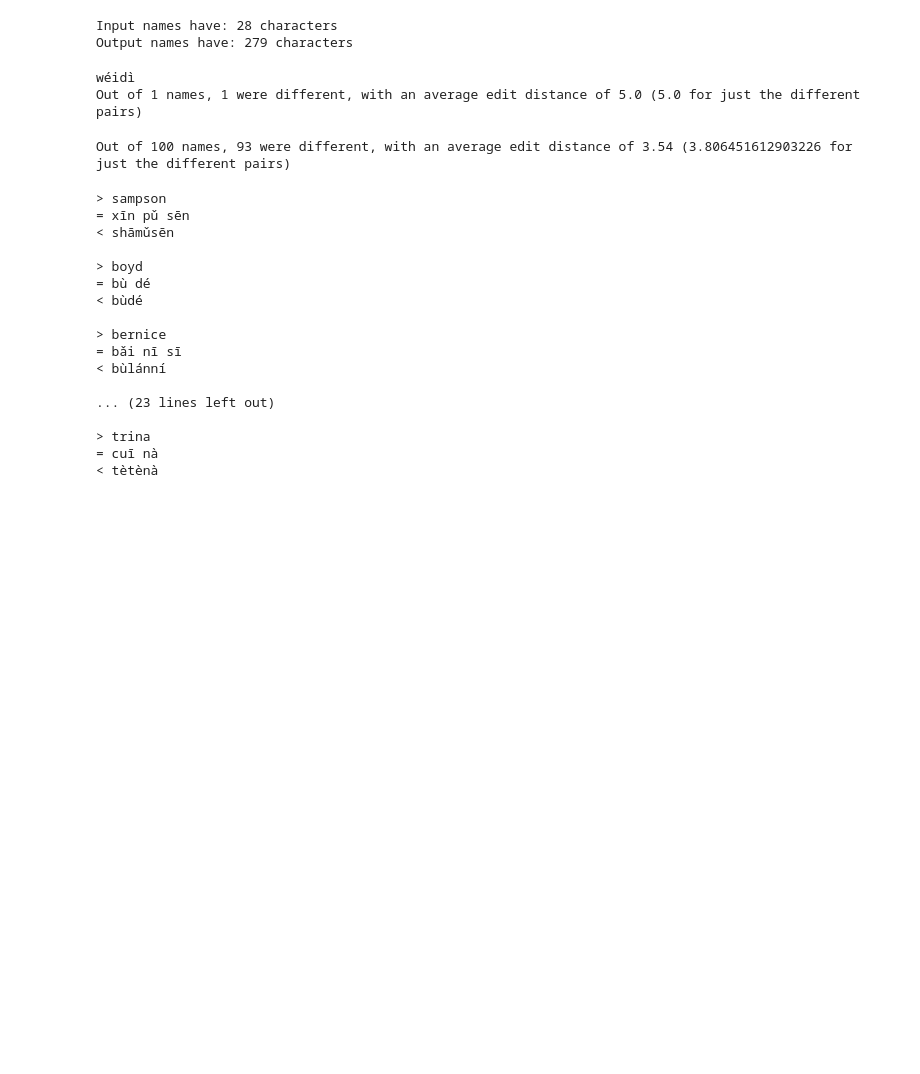
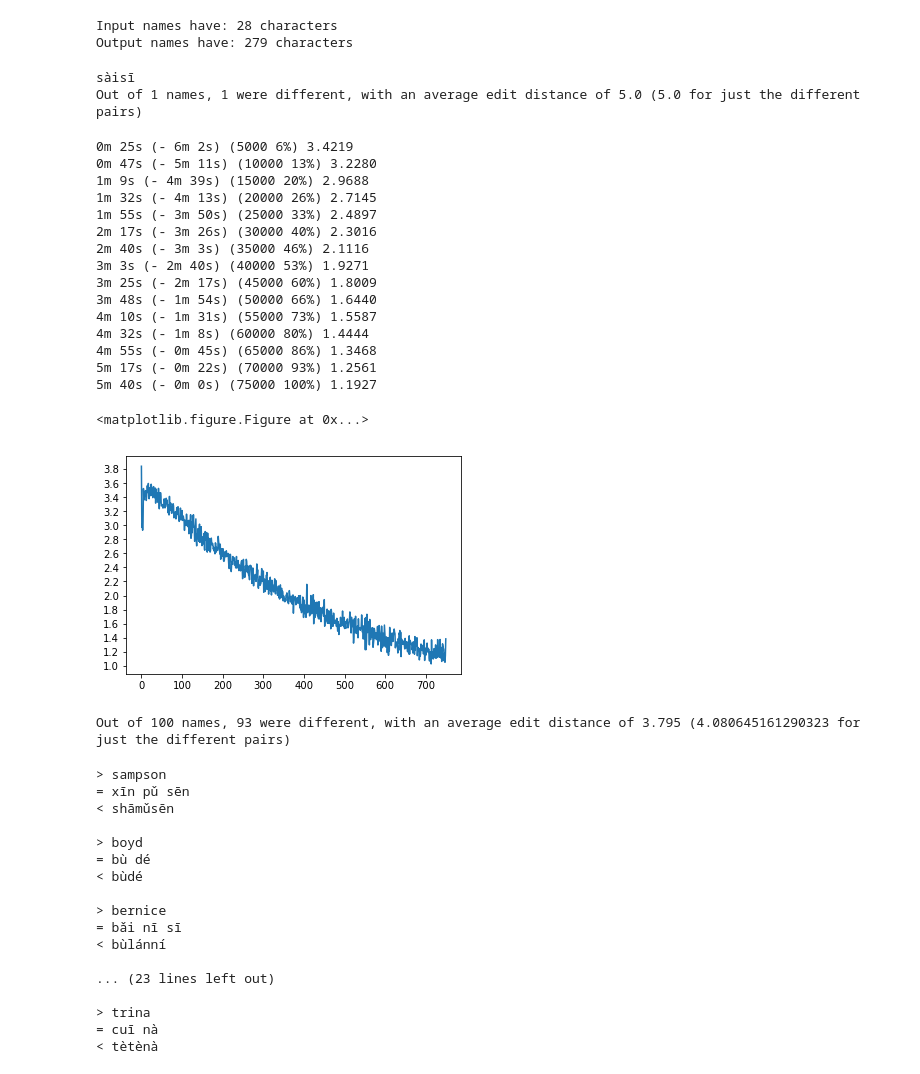
Before and after one commit to GitOffice/cs221-project, a Jupyter notebook: notebook/Transliteration Pytorch-Syllables.ipynb, the cells around one changed output. Drawn from its saved outputs; the diff is of its cells as text; code cells hidden in the pictures; blank space fills up the shorter version.

```diff
--- a/notebook/Transliteration Pytorch-Syllables.ipynb
+++ b/notebook/Transliteration Pytorch-Syllables.ipynb
@@ -352,25 +352,42 @@ def train_and_evaluate(encoder, decoder):
     train_eng, test_eng, train_pin, test_pin = train_test_split(english_names, pinyin_names, test_size=100)
     train_pairs = list(zip(train_eng, train_pin))
     test_pairs = list(zip(test_eng, test_pin))
-    #trainIters(encoder, decoder, train_pairs, 75000, print_every=5000)
+    trainIters(encoder, decoder, train_pairs, 75000, print_every=5000)
 
     evaluateAllLines(encoder, decoder, test_pairs)
     return train_pairs, test_pairs
 # %%
-evaluateAllLines(encoder2, decoder2, [('zev', '')], spaces = True)
+evaluateAllLines(encoder2, decoder2, [('suvir', '')], spaces = True)
 # %% [output]
-wéidì
+sàisī
 Out of 1 names, 1 were different, with an average edit distance of 5.0 (5.0 for just the different pairs)
 # %%
 # now actually do the thing!
-hidden_size = 20
-#encoder2 = EncoderRNN(eng_alph.n_letters, hidden_size)
-#decoder2 = DecoderRNN(hidden_size, pin_alph.n_letters)
+hidden_size = eng_alph.n_letters
+encoder2 = EncoderRNN(eng_alph.n_letters, hidden_size)
+decoder2 = DecoderRNN(hidden_size, pin_alph.n_letters)
 
-train, test = train_and_evaluate(encoder2, decoder2)
+train_set, test_set = train_and_evaluate(encoder2, decoder2)
 #trainIters(encoder2, decoder2, 75000, print_every=5000)
 # %% [output]
-Out of 100 names, 93 were different, with an average edit distance of 3.54 (3.806451612903226 for just the different pairs)
+0m 25s (- 6m 2s) (5000 6%) 3.4219
+0m 47s (- 5m 11s) (10000 13%) 3.2280
+1m 9s (- 4m 39s) (15000 20%) 2.9688
+1m 32s (- 4m 13s) (20000 26%) 2.7145
+1m 55s (- 3m 50s) (25000 33%) 2.4897
+2m 17s (- 3m 26s) (30000 40%) 2.3016
+2m 40s (- 3m 3s) (35000 46%) 2.1116
+3m 3s (- 2m 40s) (40000 53%) 1.9271
+3m 25s (- 2m 17s) (45000 60%) 1.8009
+3m 48s (- 1m 54s) (50000 66%) 1.6440
+4m 10s (- 1m 31s) (55000 73%) 1.5587
+4m 32s (- 1m 8s) (60000 80%) 1.4444
+4m 55s (- 0m 45s) (65000 86%) 1.3468
+5m 17s (- 0m 22s) (70000 93%) 1.2561
+5m 40s (- 0m 0s) (75000 100%) 1.1927
+<matplotlib.figure.Figure at 0x...>
+[figure, added]
+Out of 100 names, 93 were different, with an average edit distance of 3.795 (4.080645161290323 for just the different pairs)
 # %%
 evaluateRandomLines(encoder2, decoder2, 10)
 # %% [output]
```
Also changed, not shown: parts of 1 cell of this notebook, 6 other files.
